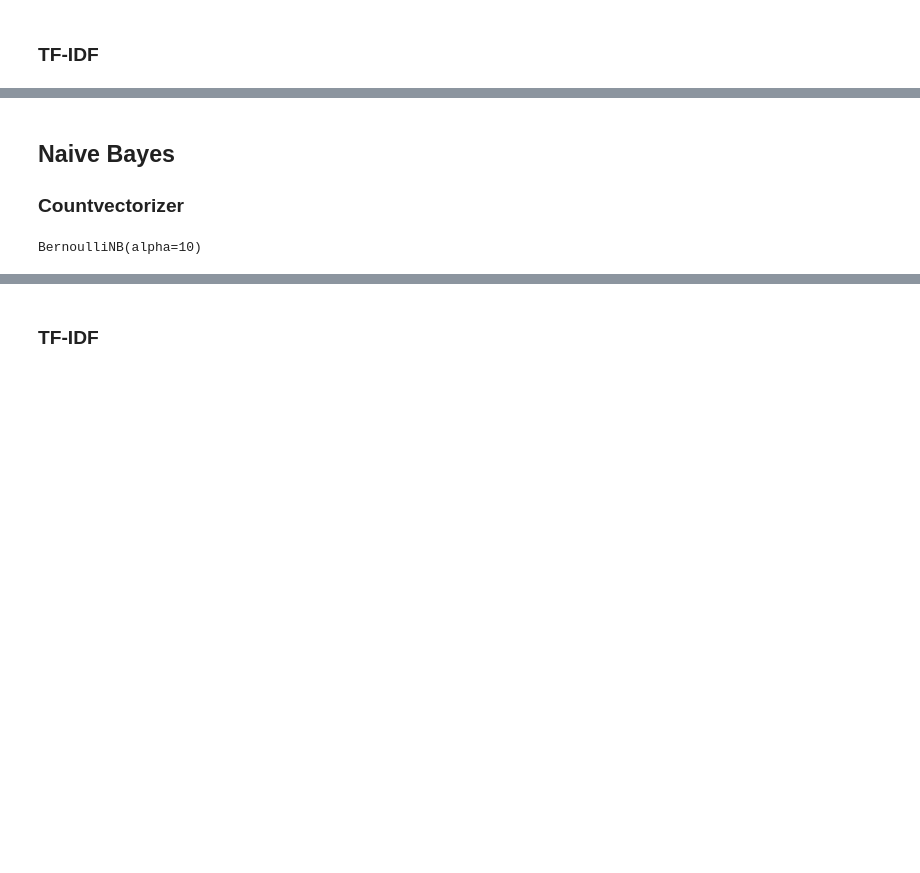
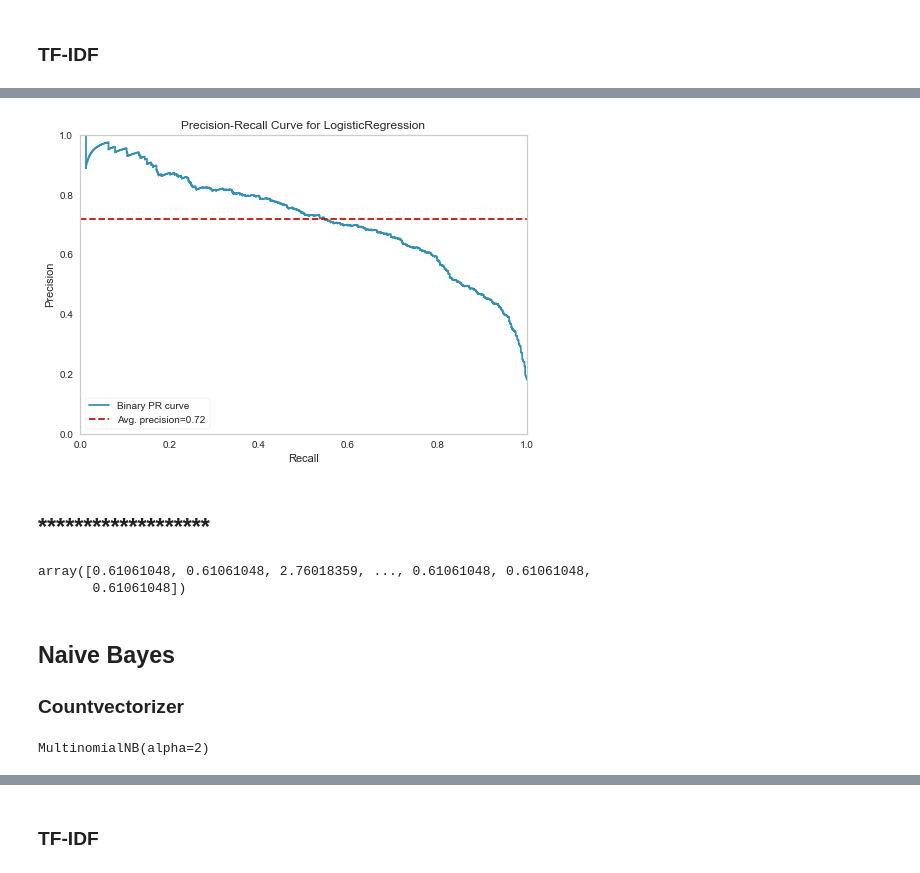
Before and after one commit to B-dogan/NLP-Sentiment-Analysis, a Jupyter notebook: NLP_Sentiment_Analysis_Project.ipynb, the cells around one changed output, grey strips where cells are left out. Saved outputs shown, nothing was run; the diff lists cells and outputs as text; code cells hidden in the pictures; blank space fills up the shorter version.

```diff
--- a/NLP_Sentiment_Analysis_Project.ipynb
+++ b/NLP_Sentiment_Analysis_Project.ipynb
@@ -679,2 +679,5 @@ viz.show();
 # %% [markdown]
 ### TF-IDF
+# %%
+log = LogisticRegression(C = 0.02,max_iter=1000, class_weight='balanced', random_state=101)
+log.fit(X_train_tf_idf,y_train)
@@ -681,3 +737,24 @@ viz.show();
+# %%
+viz = PrecisionRecallCurve(
+    LogisticRegression(C = 0.02, max_iter=1000,class_weight='balanced',random_state=101),
+    classes=log.classes_,
+    per_class=True,
+    cmap="Set1"
+)
+viz.fit(X_train_tf_idf,y_train)
+viz.score(X_test_tf_idf, y_test)
+viz.show();
+# %% [output]
+[figure, added]
+# %% [markdown]
+## *******************
+# %%
+from sklearn.utils import class_weight
+classes_weights = class_weight.compute_sample_weight(class_weight='balanced', y=y_train)
+classes_weights
+# %% [output]
+array([0.61061048, 0.61061048, 2.76018359, ..., 0.61061048, 0.61061048,
+       0.61061048])
 # %% [markdown]
 ## Naive Bayes
 
@@ -685,10 +762,10 @@ viz.show();
 # %%
 from sklearn.naive_bayes import MultinomialNB, BernoulliNB
 # %%
-nb = BernoulliNB(alpha=10)
-nb.fit(X_train_count,y_train)
+nb = MultinomialNB(alpha=2)
+nb.fit(X_train_count,y_train,sample_weight=classes_weights)
 # %% [output]
-BernoulliNB(alpha=10)
+MultinomialNB(alpha=2)
 # %%
 print("NB MODEL")
 eval(nb, X_train_count, X_test_count)
```
Also changed, not shown: parts of 33 cells of this notebook.
